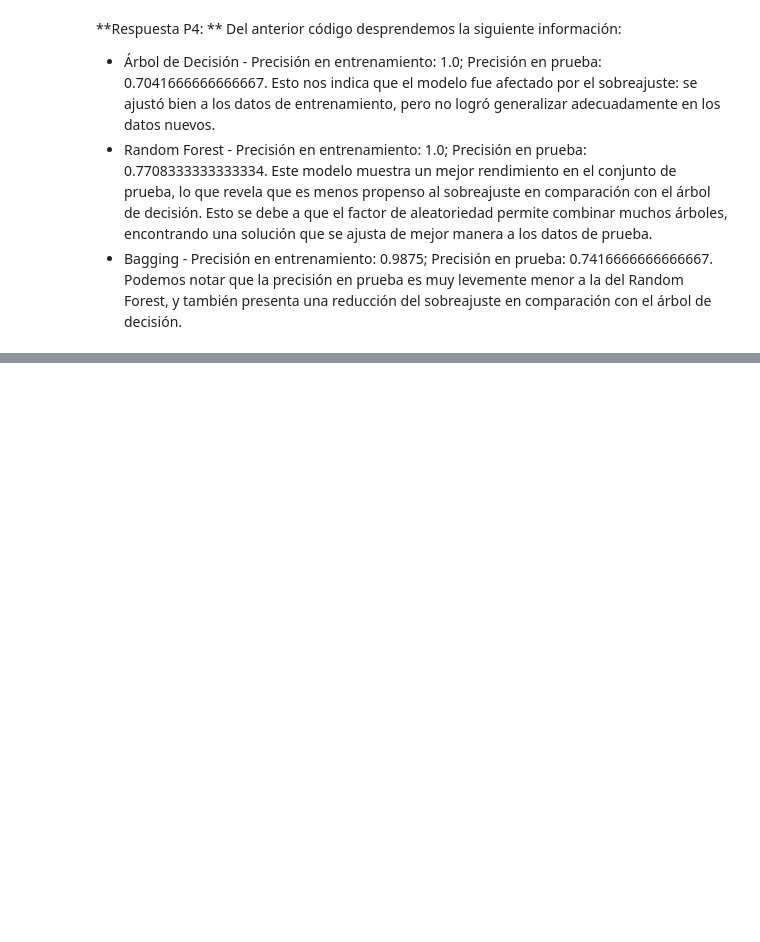
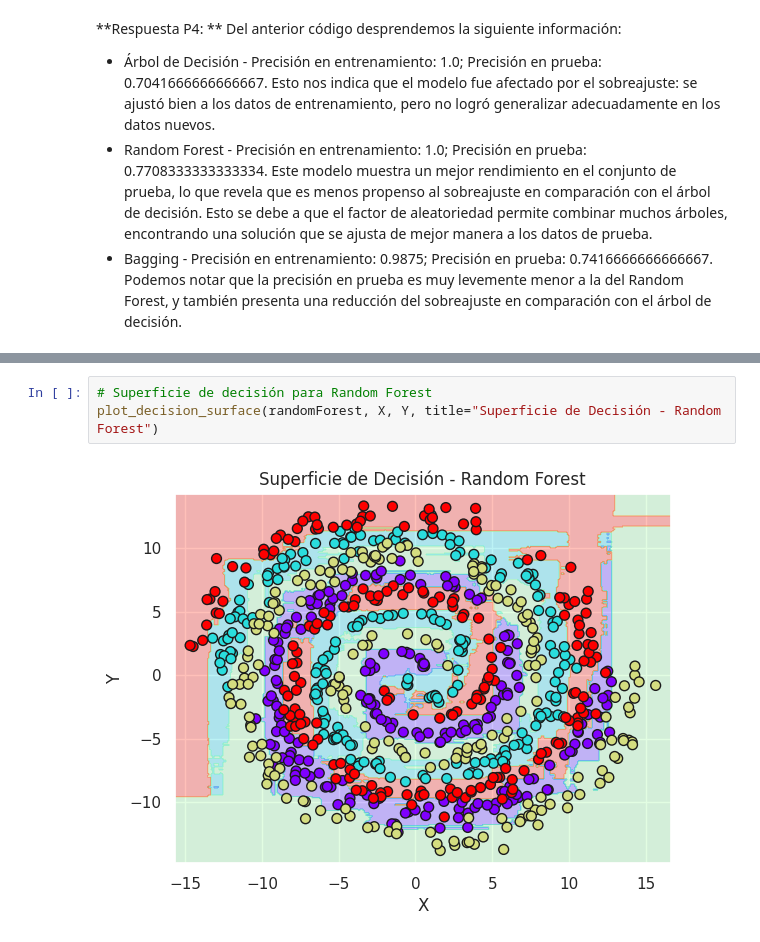
Before and after one commit to Carolinsrainbow/UC_MachineLearning, a Jupyter notebook: Tarea2_CarolinaHerreraAzolas.ipynb, the cells around one changed output, grey strips where cells are left out. Cells and saved outputs as stored; diff of their text form; blank space fills up the shorter version.

```diff
--- a/Tarea2_CarolinaHerreraAzolas.ipynb
+++ b/Tarea2_CarolinaHerreraAzolas.ipynb
@@ -116,0 +144,5 @@ Del anterior código desprendemos la siguiente información:
+# %%
+# Superficie de decisión para Random Forest
+plot_decision_surface(randomForest, X, Y, title="Superficie de Decisión - Random Forest")
+# %% [output]
+[figure, added]
```
Also changed, not shown: parts of 4 cells of this notebook.
